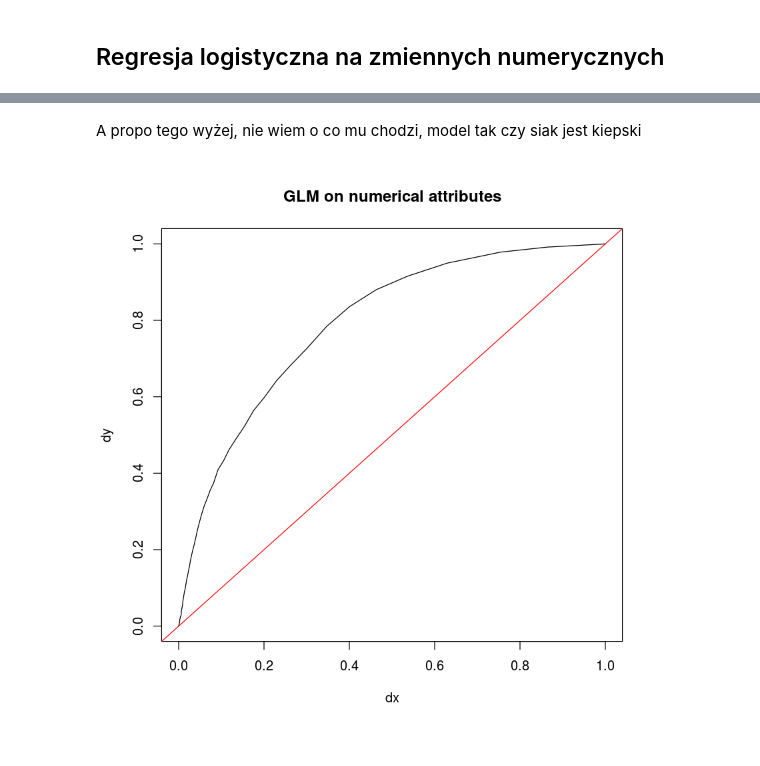
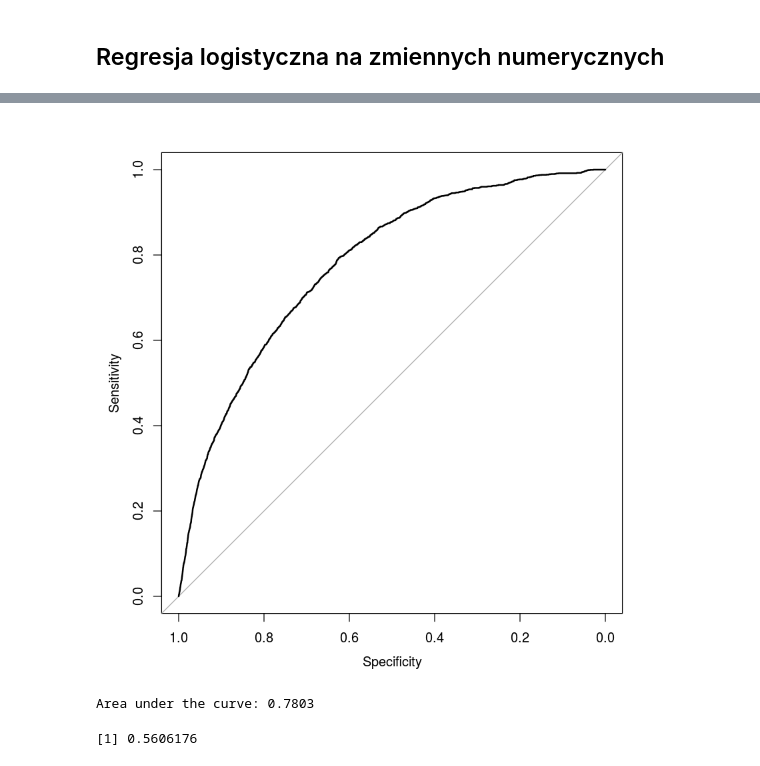
Before and after one commit to Noctiphobia/ABH-Classification, a Jupyter notebook: preproc_notebook.ipynb, the cells around one changed output, grey strips where cells are left out. Drawn from its saved outputs; the diff is of its cells as text; code cells hidden in the pictures.

```diff
--- a/preproc_notebook.ipynb
+++ b/preproc_notebook.ipynb
@@ -619,8 +624,17 @@ Warning message:
-# %% [markdown]
-A propo tego wyżej, nie wiem o co mu chodzi, model tak czy siak jest kiepski
 # %%
 pred = predict(g,test_g,type="response")
-# %%
-drawROC(pred,testy_g,"GLM on numerical attributes")
-# %% [output]
-[figure, removed]
+# %%
+r = roc(testy_g,pred)
+# %%
+plot.roc(r)
+# %% [output]
+[figure, added]
+# %%
+pROC::auc(r)
+# %% [output]
+Area under the curve: 0.7803
+# %%
+#wedle miary zadanej przez McKinsey'a:
+2*pROC::auc(r) - 1
+# %% [output]
+[1] 0.5606176
```
Also changed, not shown: parts of 4 cells of this notebook.
